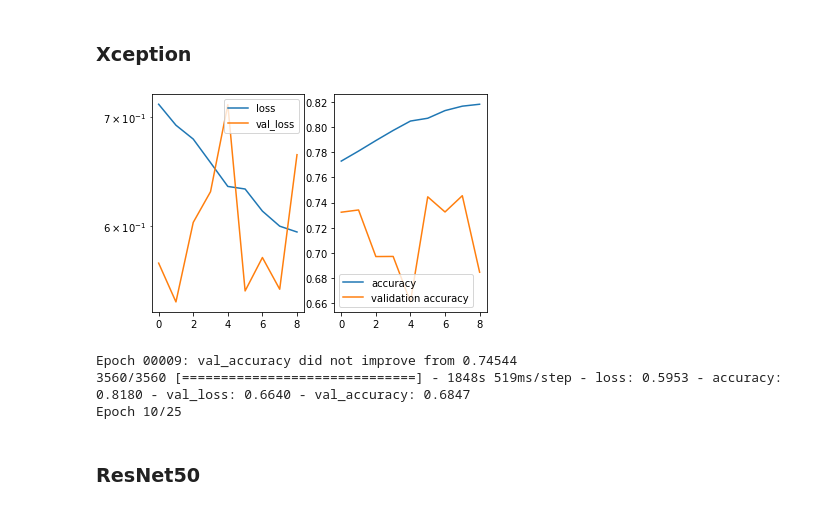
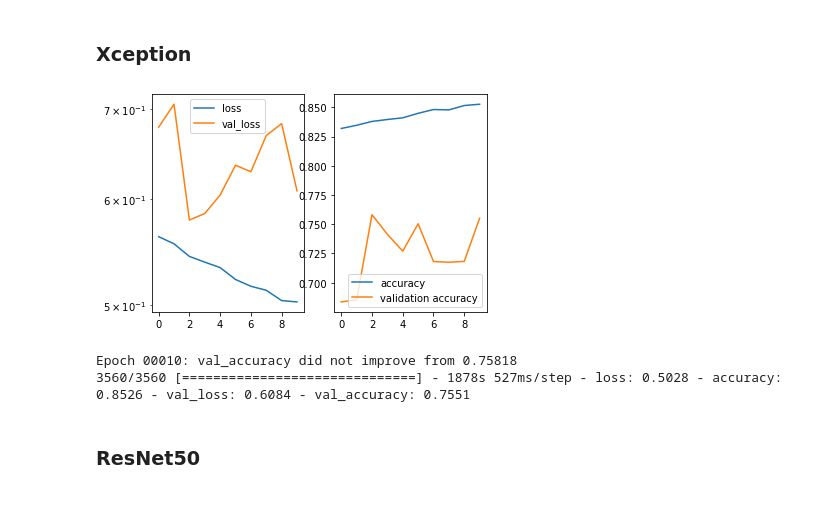
Before and after one commit to LSEDev/DeepfakeDetection, a Jupyter notebook: AI_Platform_Train.ipynb, the cells around one changed output. Saved outputs shown, nothing was run; the diff lists cells and outputs as text; code cells hidden in the pictures.

```diff
--- a/AI_Platform_Train.ipynb
+++ b/AI_Platform_Train.ipynb
@@ -357,13 +357,13 @@ Epoch 00025: val_accuracy did not improve from 0.77115
 # %% [markdown]
 ### Xception
 # %%
-run_training(dropout = 0.5, lr_rate = 0.0002, architecture = 'xception', batch = 32, epochs = 25)
+run_training(dropout = 0.5, lr_rate = 0.0002, architecture = 'xception', batch = 32, epochs = 10)
 # already did 8 epochs
+# +18 epochs
 # %% [output]
-[figure, old version]
+[figure, new version]
-Epoch 00009: val_accuracy did not improve from 0.74544
-3560/3560 [==============================] - 1848s 519ms/step - loss: 0.5953 - accuracy: 0.8180 - val_loss: 0.6640 - val_accuracy: 0.6847
-Epoch 10/25
+Epoch 00010: val_accuracy did not improve from 0.75818
+3560/3560 [==============================] - 1878s 527ms/step - loss: 0.5028 - accuracy: 0.8526 - val_loss: 0.6084 - val_accuracy: 0.7551
 # %% [markdown]
 ### ResNet50
 # %%
```
Also changed, not shown: parts of 6 cells of this notebook.
